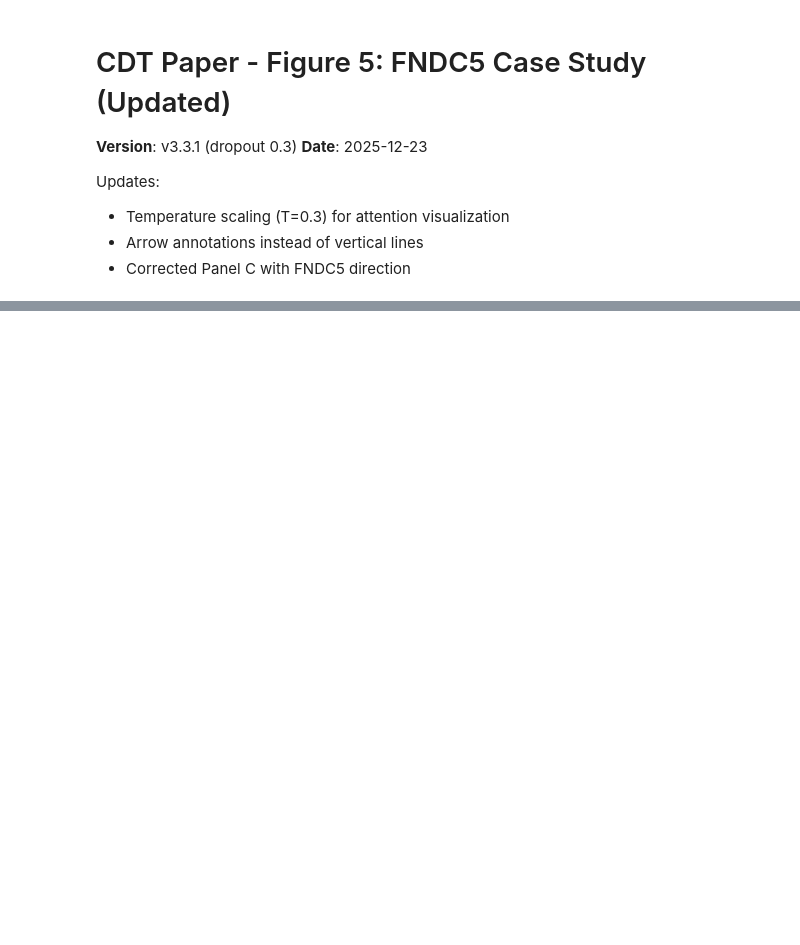
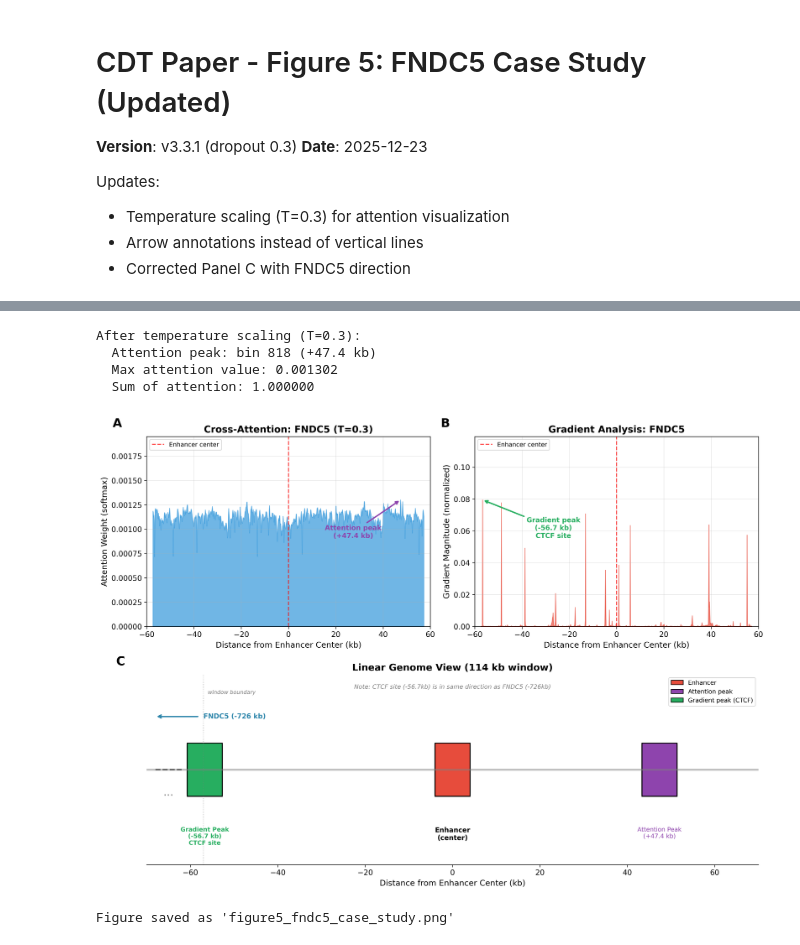
Before and after one commit to nobusama/CDT, a Jupyter notebook: notebooks/analysis/CDT_Paper_Figure5.ipynb, the cells around one changed output, grey strips where cells are left out. Saved outputs shown, nothing was run; the diff lists cells and outputs as text; code cells hidden in the pictures; blank space fills up the shorter version.

Commit message:
Update CDT_Paper_Figure5.ipynb with outputs
Co-Authored-By: Claude Opus 4.5 <noreply@anthropic.com>

```diff
--- a/notebooks/analysis/CDT_Paper_Figure5.ipynb
+++ b/notebooks/analysis/CDT_Paper_Figure5.ipynb
@@ -404,7 +436,7 @@ ax3.text(-65, 0.38, '...', fontsize=16, ha='center', va='center', color='gray')
 ax3.annotate('',
              xy=(-68, 0.78),
              xytext=(-58, 0.78),
-             arrowprops=dict(arrowstyle='<-', color='#2E86AB', lw=2))
+             arrowprops=dict(arrowstyle='->', color='#2E86AB', lw=2))
 ax3.text(-57, 0.78, f'{target_gene} (-726 kb)',
          fontsize=10, color='#2E86AB', fontweight='bold',
          ha='left', va='center')
@@ -431,33 +463,40 @@ ax3.add_patch(FancyBboxPatch((attention_peak_kb_scaled-4, 0.38), 8, 0.24, boxsty
 ax3.text(attention_peak_kb_scaled, 0.20, f'Attention Peak\n({attention_peak_kb_scaled:+.1f} kb)',
          ha='center', va='top', fontsize=9, color='#8e44ad')
 
 ax3.set_xlim(-70, 70)
 ax3.set_ylim(0, 1.0)
 ax3.set_xlabel('Distance from Enhancer Center (kb)', fontsize=12)
 ax3.set_title('Linear Genome View (114 kb window)', fontsize=14, fontweight='bold')
 ax3.set_yticks([])
 ax3.spines['top'].set_visible(False)
 ax3.spines['right'].set_visible(False)
 ax3.spines['left'].set_visible(False)
 ax3.text(-0.05, 1.05, 'C', transform=ax3.transAxes, fontsize=18, fontweight='bold')
 
 # Legend
 legend_elements = [
     mpatches.Patch(facecolor='#e74c3c', edgecolor='black', label='Enhancer'),
     mpatches.Patch(facecolor='#8e44ad', edgecolor='black', label='Attention peak'),
     mpatches.Patch(facecolor='#27ae60', edgecolor='black', label='Gradient peak (CTCF)'),
 ]
 ax3.legend(handles=legend_elements, loc='upper right', fontsize=9)
 
 # Annotation
 ax3.text(0, 0.92, f'Note: CTCF site ({gradient_peak_kb:+.1f}kb) is in same direction as {target_gene} (-726kb)',
          ha='center', va='bottom', fontsize=9, style='italic', color='gray')
 
 plt.tight_layout()
 plt.savefig('figure5_fndc5_case_study.png', dpi=300, bbox_inches='tight')
 plt.show()
 
 print(f"\nFigure saved as 'figure5_fndc5_case_study.png'")
+# %% [output]
+After temperature scaling (T=0.3):
+  Attention peak: bin 818 (+47.4 kb)
+  Max attention value: 0.001302
+  Sum of attention: 1.000000
+[figure, added]
+Figure saved as 'figure5_fndc5_case_study.png'
 # %%
 # Summary
 print("="*60)
```
Also changed, not shown: parts of 11 cells of this notebook.
